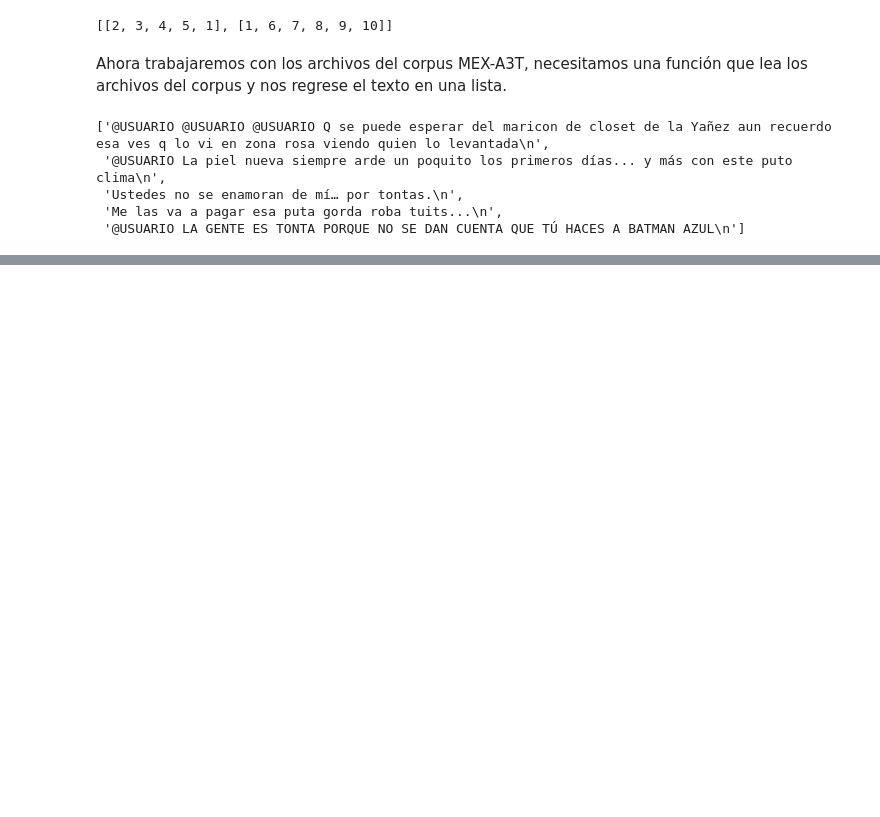
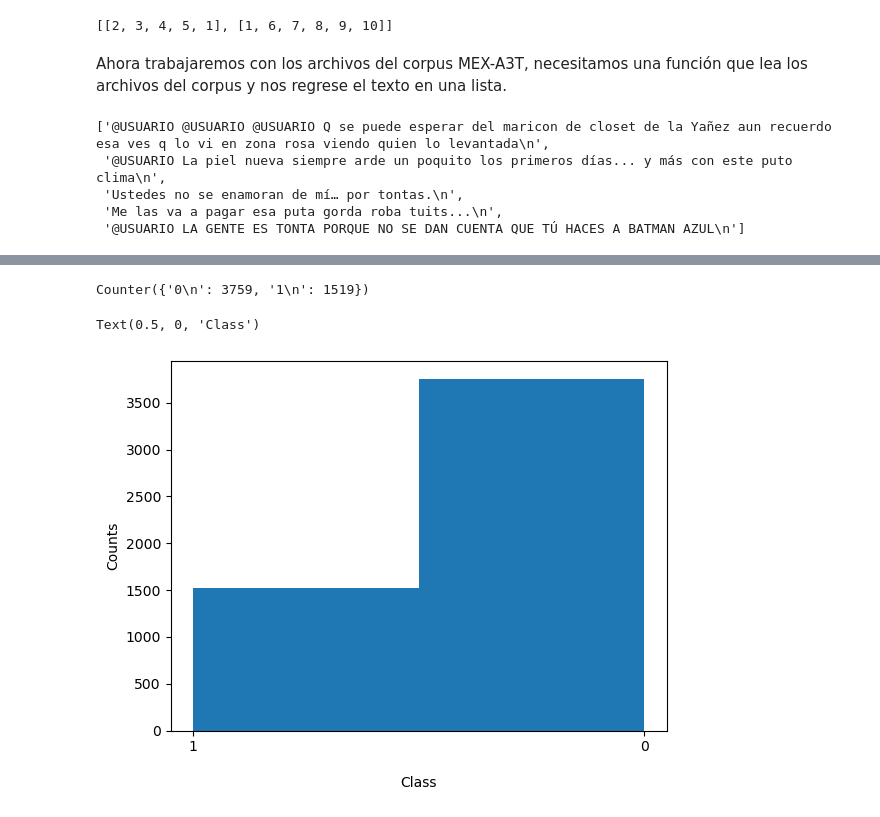
Before and after one commit to GuillermoSego/Natural-Language-Processing, a Jupyter notebook: Practicas/P3_BoW.ipynb, the cells around one changed output, grey strips where cells are left out. Saved outputs shown, nothing was run; the diff lists cells and outputs as text; code cells hidden in the pictures; blank space fills up the shorter version.

```diff
--- a/Practicas/P3_BoW.ipynb
+++ b/Practicas/P3_BoW.ipynb
@@ -69,20 +69,20 @@ Ahora trabajaremos con los archivos del corpus MEX-A3T, necesitamos una función
 def get_text_from_file(path_corpus, path_truth):
 
     tr_text = []
-    tr_y = []
+    tr_labels = []
 
     with open(path_corpus, "r") as f_corpus, open(path_truth, "r") as f_truth:
         for tweet in f_corpus:
             tr_text += [tweet]
         for label in f_truth:
-            tr_y += [label]
+            tr_labels += [label]
 
-    return tr_text, tr_y
+    return tr_text, tr_labels
 # %%
 path_text = "/Users/guillermo_sego/Desktop/Segundo Semestre/PLN/MexData/mex20_train.txt"
 path_labels = "/Users/guillermo_sego/Desktop/Segundo Semestre/PLN/MexData/mex20_train_labels.txt"
 
-tr_text, ty_y = get_text_from_file(path_text, path_labels)
+tr_text, tr_labels = get_text_from_file(path_text, path_labels)
 # %%
 tr_text[:5]
 # %% [output]
@@ -97,0 +104,13 @@ Vamos a realizar una inspección de los datos
+# %%
+from collections import Counter
+import matplotlib.pyplot as plt
+
+print(Counter(tr_labels))
+
+plt.hist(tr_labels, bins=len(set(tr_labels)))
+plt.ylabel("Counts")
+plt.xlabel("Class")
+# %% [output]
+Counter({'0\n': 3759, '1\n': 1519})
+Text(0.5, 0, 'Class')
+[figure, added]
```
Also changed, not shown: parts of 41 cells of this notebook.
